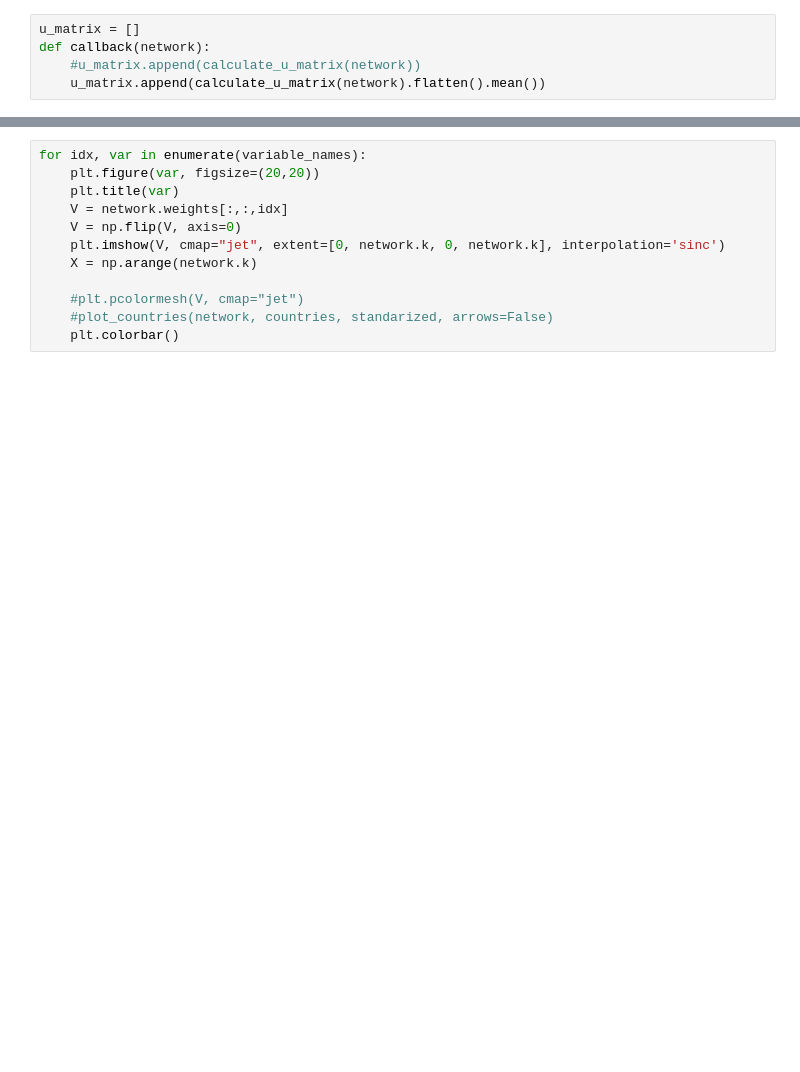
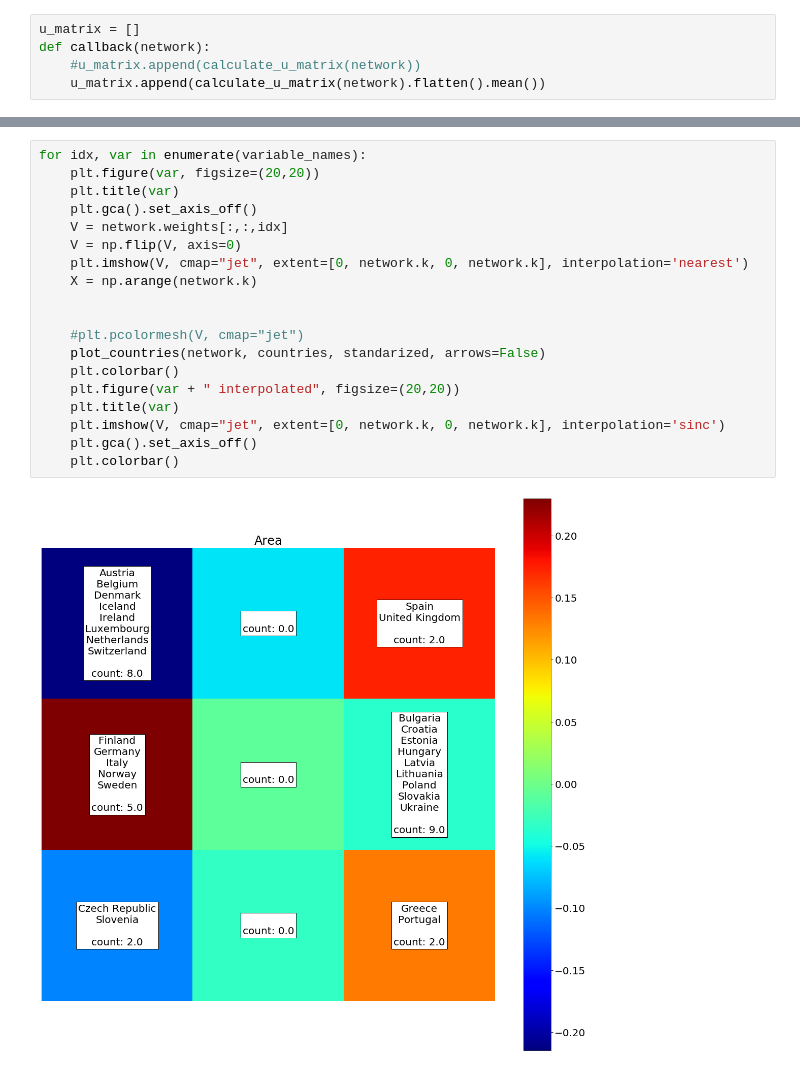
Before and after one commit to Natu17/TPs_SIA, a Jupyter notebook: TP4/ej1a.ipynb, the cells around one changed output, grey strips where cells are left out. Cells and saved outputs as stored; diff of their text form; blank space fills up the shorter version.

```diff
--- a/TP4/ej1a.ipynb
+++ b/TP4/ej1a.ipynb
@@ -106,12 +116,21 @@ plot_countries(network, countries, standarized, arrows=True)
 # %%
 for idx, var in enumerate(variable_names):
     plt.figure(var, figsize=(20,20))
     plt.title(var)
+    plt.gca().set_axis_off()
     V = network.weights[:,:,idx]
     V = np.flip(V, axis=0)
-    plt.imshow(V, cmap="jet", extent=[0, network.k, 0, network.k], interpolation='sinc')
+    plt.imshow(V, cmap="jet", extent=[0, network.k, 0, network.k], interpolation='nearest')
     X = np.arange(network.k)
 
+
     #plt.pcolormesh(V, cmap="jet")
-    #plot_countries(network, countries, standarized, arrows=False)
+    plot_countries(network, countries, standarized, arrows=False)
     plt.colorbar()
+    plt.figure(var + " interpolated", figsize=(20,20))
+    plt.title(var)
+    plt.imshow(V, cmap="jet", extent=[0, network.k, 0, network.k], interpolation='sinc')
+    plt.gca().set_axis_off()
+    plt.colorbar()
+# %% [output]
+[figure, added]
```
Also changed, not shown: parts of 11 cells of this notebook, 7 other files.
